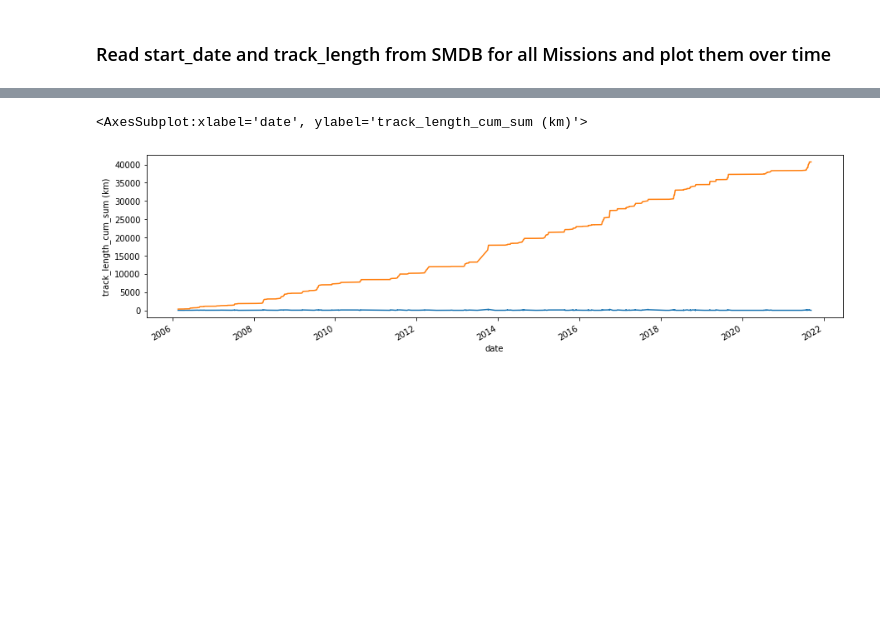
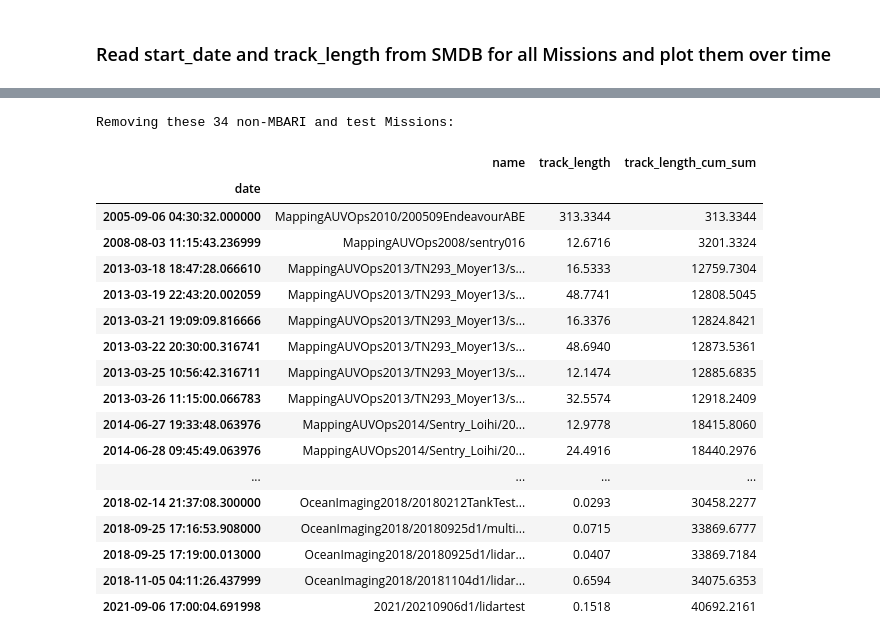
Before and after one commit to mbari-org/SeafloorMappingDB, a Jupyter notebook: smdb/notebooks/1.0-mpm-track_lengths.ipynb, the cells around one changed output, grey strips where cells are left out. Cells and saved outputs as stored; diff of their text form; code cells hidden in the pictures; blank space fills up the shorter version.

```diff
--- a/smdb/notebooks/1.0-mpm-track_lengths.ipynb
+++ b/smdb/notebooks/1.0-mpm-track_lengths.ipynb
@@ -96,17 +93,27 @@ Number of Missions after removing duplicate multibeam/lidar tracks: 712
-# %%
-# Inspect and do some clean up
-
-# Drop bad Arctic Mission: https://smdb.shore.mbari.org/missions/mappingauvops2013-20130928m1/
-df.drop(df[df.name == 'MappingAUVOps2013/20130928m1'].index, inplace=True)
-
-# Drop old big ABE mission: https://smdb.shore.mbari.org/missions/mappingauvops2010-200509endeavourabe/
-df.drop(df[df.name == 'MappingAUVOps2010/200509EndeavourABE'].index, inplace=True)
-
-df.loc[df['track_length'].idxmax()]
-length_km = df['track_length'] / 1000.0
-length_km_cum_sum = df['track_length_cum_sum'] / 1000.0
-length_km.plot(ylabel="track_length (km)", figsize=(15,4))
-length_km_cum_sum.plot(ylabel="track_length_cum_sum (km)", figsize=(15,4))
-# %% [output]
-<AxesSubplot:xlabel='date', ylabel='track_length_cum_sum (km)'>
-[figure, removed]
+# %%
+# List and remove non-MBARI and test Missions
+df_non_mbari = df[df["name"].str.contains("ABE|sentry|test")]
+df = df[~df["name"].str.contains("ABE|sentry|test")]
+pd.set_option('max_colwidth', 400)
+print(f"Removing these {len(df_non_mbari)} non-MBARI and test Missions:")
+df_non_mbari
+# %% [output]
+Removing these 34 non-MBARI and test Missions:
+|  | name | track_length | track_length_cum_sum |
+| date |  |  |  |
+| 2005-09-06 04:30:32.000000 | MappingAUVOps2010/200509EndeavourABE | 313.3344 | 313.3344 |
+| 2008-08-03 11:15:43.236999 | MappingAUVOps2008/sentry016 | 12.6716 | 3201.3324 |
+| 2013-03-18 18:47:28.066610 | MappingAUVOps2013/TN293_Moyer13/s... | 16.5333 | 12759.7304 |
+| 2013-03-19 22:43:20.002059 | MappingAUVOps2013/TN293_Moyer13/s... | 48.7741 | 12808.5045 |
+| 2013-03-21 19:09:09.816666 | MappingAUVOps2013/TN293_Moyer13/s... | 16.3376 | 12824.8421 |
+| 2013-03-22 20:30:00.316741 | MappingAUVOps2013/TN293_Moyer13/s... | 48.6940 | 12873.5361 |
+| 2013-03-25 10:56:42.316711 | MappingAUVOps2013/TN293_Moyer13/s... | 12.1474 | 12885.6835 |
+| 2013-03-26 11:15:00.066783 | MappingAUVOps2013/TN293_Moyer13/s... | 32.5574 | 12918.2409 |
+| 2014-06-27 19:33:48.063976 | MappingAUVOps2014/Sentry_Loihi/20... | 12.9778 | 18415.8060 |
+| 2014-06-28 09:45:49.063976 | MappingAUVOps2014/Sentry_Loihi/20... | 24.4916 | 18440.2976 |
+| ... | ... | ... | ... |
+| 2018-02-14 21:37:08.300000 | OceanImaging2018/20180212TankTest... | 0.0293 | 30458.2277 |
+| 2018-09-25 17:16:53.908000 | OceanImaging2018/20180925d1/multi... | 0.0715 | 33869.6777 |
+| 2018-09-25 17:19:00.013000 | OceanImaging2018/20180925d1/lidar... | 0.0407 | 33869.7184 |
+| 2018-11-05 04:11:26.437999 | OceanImaging2018/20181104d1/lidar... | 0.6594 | 34075.6353 |
+| 2021-09-06 17:00:04.691998 | 2021/20210906d1/lidartest | 0.1518 | 40692.2161 |
```
Also changed, not shown: parts of 5 cells of this notebook.
